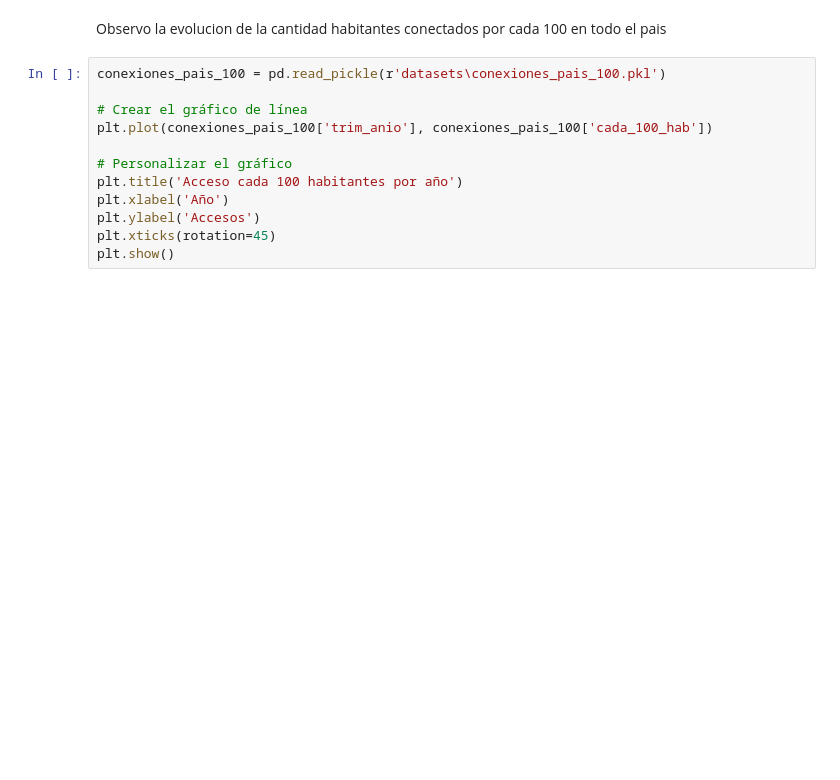
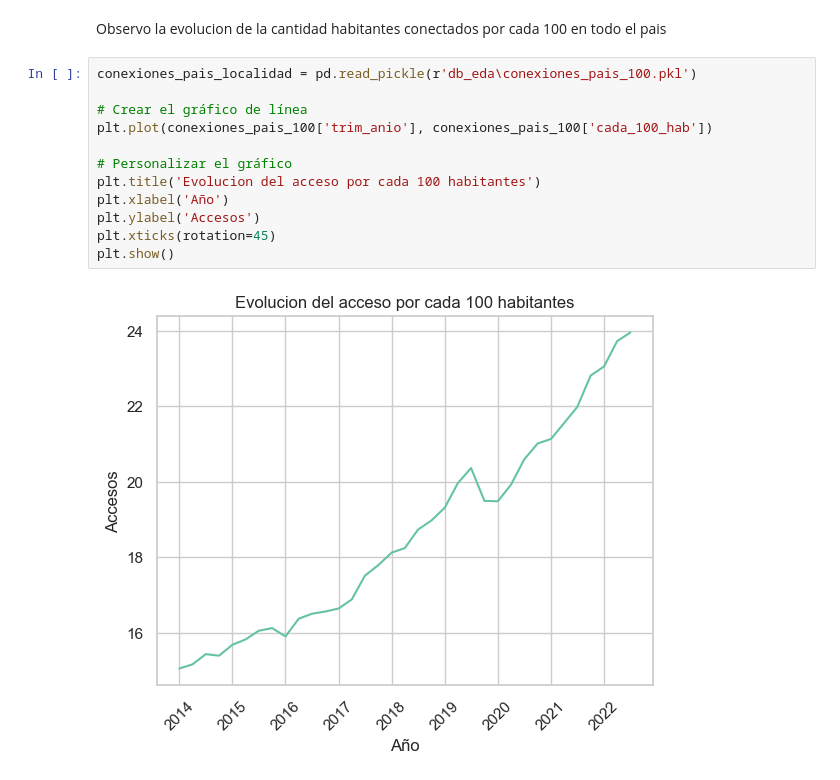
Before and after one commit to VacaColl18/telecom-insight-analytics, a Jupyter notebook: EDA.ipynb, the cells around one changed output. Drawn from its saved outputs; the diff is of its cells as text; blank space fills up the shorter version.

```diff
--- a/EDA.ipynb
+++ b/EDA.ipynb
@@ -8,14 +6,16 @@ ImportError: cannot import name 'DataError' from 'pandas.core.base' (c:\Users\mp
 # %% [markdown]
 Observo la evolucion de la cantidad habitantes conectados por cada 100 en todo el pais
 # %%
-conexiones_pais_100 = pd.read_pickle(r'datasets\conexiones_pais_100.pkl')
+conexiones_pais_localidad = pd.read_pickle(r'db_eda\conexiones_pais_100.pkl')
 
 # Crear el gráfico de línea
 plt.plot(conexiones_pais_100['trim_anio'], conexiones_pais_100['cada_100_hab'])
 
 # Personalizar el gráfico
-plt.title('Acceso cada 100 habitantes por año')
+plt.title('Evolucion del acceso por cada 100 habitantes')
 plt.xlabel('Año')
 plt.ylabel('Accesos')
 plt.xticks(rotation=45)
 plt.show()
+# %% [output]
+[figure, added]
```
Also changed, not shown: parts of 35 cells of this notebook, 1 other file.
